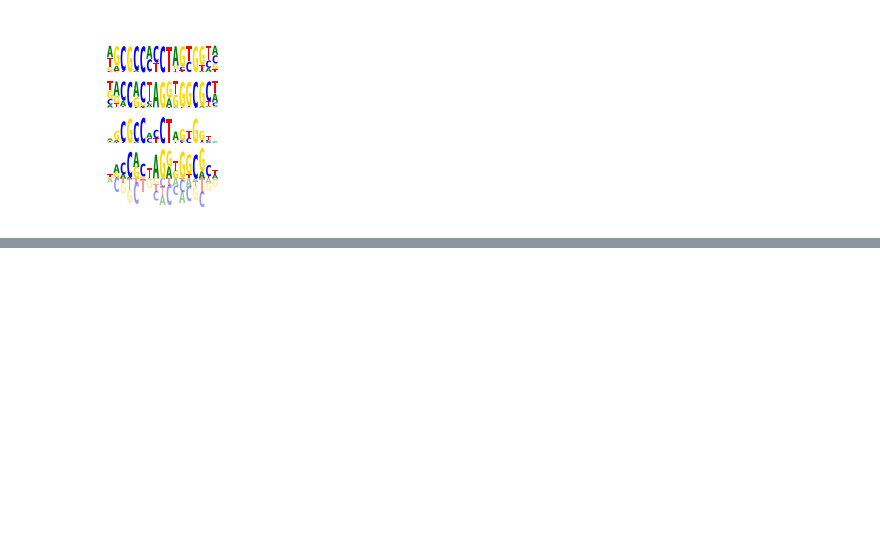
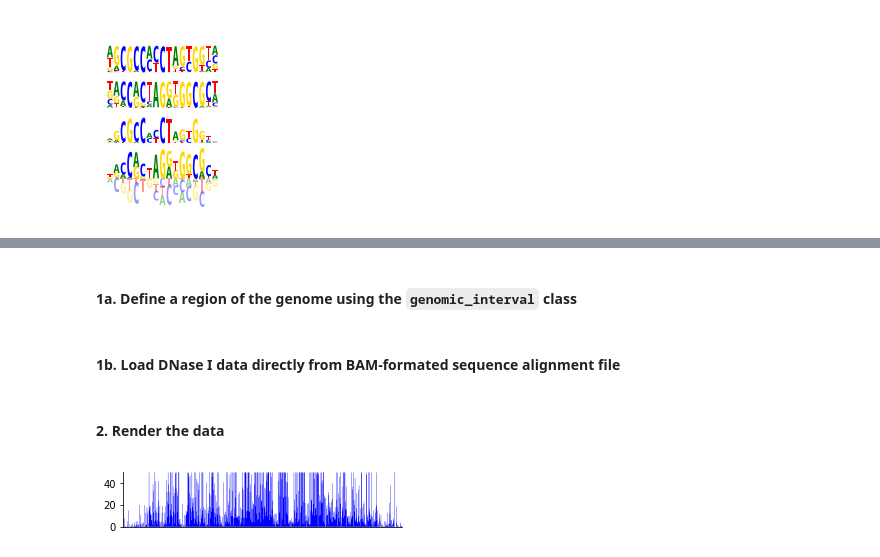
Before and after one commit to vierstralab/genome-tools, a Jupyter notebook: examples/UsageExamples.ipynb, the cells around one changed output, grey strips where cells are left out. Drawn from its saved outputs; the diff is of its cells as text; code cells hidden in the pictures; blank space fills up the shorter version.

```diff
--- a/examples/UsageExamples.ipynb
+++ b/examples/UsageExamples.ipynb
@@ -52,0 +55,27 @@ plotting.pwm(mat).render(fig, ax, type='affinity', rc=True)
+# %% [markdown]
+#### 1a. Define a region of the genome using the `genomic_interval` class
+# %%
+from genome_tools import genomic_interval
+interval=genomic_interval("chr19", 48363826, 48364602)
+# %% [markdown]
+#### 1b. Load DNase I data directly from BAM-formated sequence alignment file
+# %%
+from footprint_tools import cutcounts
+
+data=cutcounts.bamfile("/net/seq/data/data-release/encode3/pipeline/human-encode2-GRCh38/alignments_full/hTR-DS14702.GRCh38.bam")
+cuts=data[interval.widen(1)]
+summed_cuts=(cuts['+'][1:] + cuts['-'][:-1])[:-1]
+
+assert(len(summed_cuts)==len(interval))
+# %% [markdown]
+#### 2. Render the data
+# %%
+from genome_tools.plotting import continuous_data_track
+
+fig,ax=plt.subplots()
+fig.set_size_inches(5, 1)
+
+track=continuous_data_track(interval, summed_cuts, fill_between=0, min=0, max=50)
+track.render(ax)
+# %% [output]
+[figure, added]
```
Also changed, not shown: parts of 11 cells of this notebook, 2 other files.
